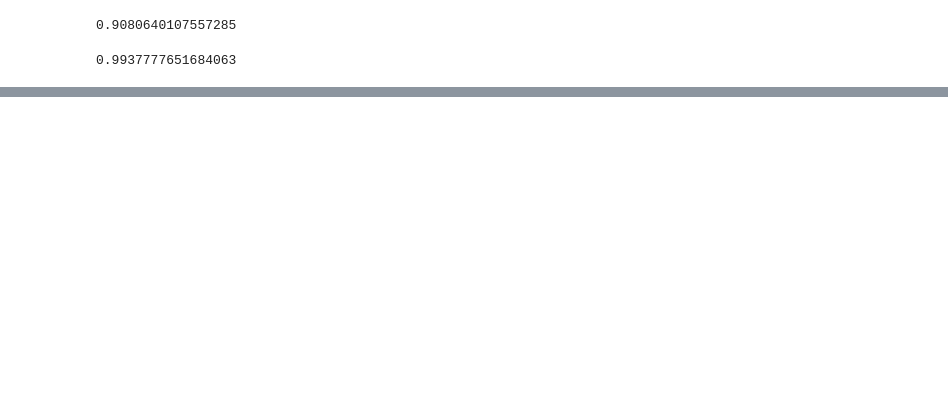
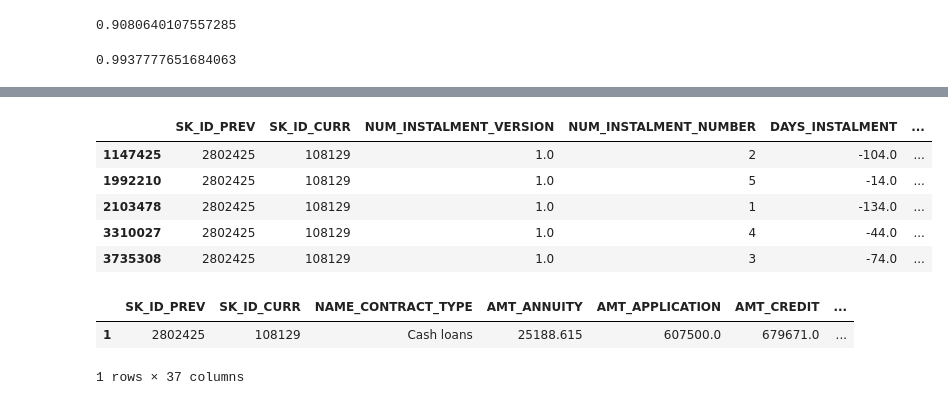
Before and after one commit to Antonio-Avila/Home-Credit-Default, a Jupyter notebook: Installments.ipynb, the cells around one changed output, grey strips where cells are left out. Saved outputs shown, nothing was run; the diff lists cells and outputs as text; code cells hidden in the pictures; blank space fills up the shorter version.

```diff
--- a/Installments.ipynb
+++ b/Installments.ipynb
@@ -149,3 +124,18 @@ missed_pmts[missed_pmts.Pmts_Missed > 1]
 # %%
 under_paid = pd.DataFrame(install_pmts[install_pmts.AMT_PAYMENT < install_pmts.AMT_INSTALMENT].SK_ID_CURR.value_counts()).reset_index()
 under_paid
+# %%
+pmts[pmts.SK_ID_PREV == 2802425]
+# %% [output]
+|  | SK_ID_PREV | SK_ID_CURR | NUM_INSTALMENT_VERSION | NUM_INSTALMENT_NUMBER | DAYS_INSTALMENT | ... |
+| 1147425 | 2802425 | 108129 | 1.0 | 2 | -104.0 | ... |
+| 1992210 | 2802425 | 108129 | 1.0 | 5 | -14.0 | ... |
+| 2103478 | 2802425 | 108129 | 1.0 | 1 | -134.0 | ... |
+| 3310027 | 2802425 | 108129 | 1.0 | 4 | -44.0 | ... |
+| 3735308 | 2802425 | 108129 | 1.0 | 3 | -74.0 | ... |
+# %%
+prev_apps[prev_apps.SK_ID_PREV == 2802425]
+# %% [output]
+|  | SK_ID_PREV | SK_ID_CURR | NAME_CONTRACT_TYPE | AMT_ANNUITY | AMT_APPLICATION | AMT_CREDIT | ... |
+| 1 | 2802425 | 108129 | Cash loans | 25188.615 | 607500.0 | 679671.0 | ... |
+1 rows × 37 columns
```
Also changed, not shown: parts of 15 cells of this notebook.
